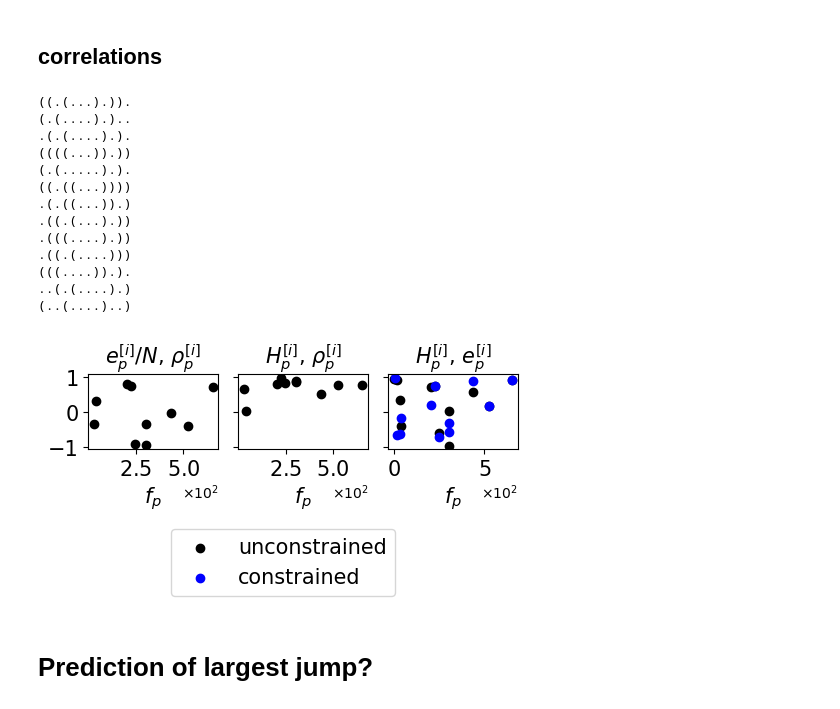
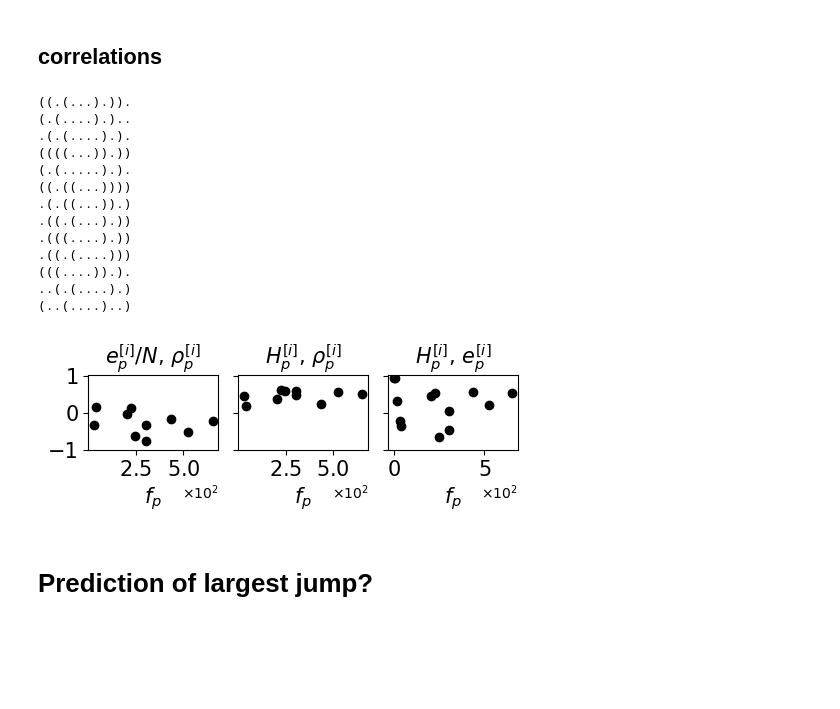
Before and after one commit to paulagrcg/phenodistance, a Jupyter notebook: plots/plotsnotebook.ipynb, the cells around one changed output. Drawn from its saved outputs; the diff is of its cells as text; code cells hidden in the pictures; blank space fills up the shorter version.

Commit message:
plots

```diff
--- a/plots/plotsnotebook.ipynb
+++ b/plots/plotsnotebook.ipynb
@@ -327,7 +327,7 @@ for i, ax in enumerate(axs):
             siteshammingerr[site] = siteshammingstd[key][site]
             dataevolvability[site] = sitesevolvability[key][site]  # Fractional evolvability
             datarobust[site] = sitesrobustness[key][site]
-        line1 = ax.errorbar(sites_pos, np.array(siteshamming), yerr=np.array(siteshammingerr), fmt = '-o', color='black', label=r'site-specific hamming distance, $H_p^{[i]}$')
+        line1 = ax.errorbar(sites_pos, np.array(siteshamming), yerr=np.array(siteshammingerr), fmt = '-o', color='black', label=r'site-specific Hamming distance, $H_p^{[i]}$')
         line2, = ax.plot(sites_pos, np.array(dataevolvability), '-o', color='red', label=r'site-specific fractional evolvability, $e_p^{[i]}/N$')
         line3, = ax.plot(sites_pos, np.array(datarobust), '-o', color='blue', label=r'site-specific robustness, $\rho_p^{[i]}$')
 
@@ -362,7 +362,7 @@ fig.legend(handles, labels, loc='lower center', bbox_to_anchor=(0.5, -0.1), ncol
 
 # Show the plot
 plt.tight_layout(rect=[0, 0, 1, 0.95])
-plt.savefig("evolvabilities.png", bbox_inches='tight')
+plt.savefig("sitequantities.png", bbox_inches='tight')
 plt.show()
 # %% [output]
 [figure]
@@ -427,21 +427,21 @@ for key in listneutralsets:
             #    siteshamming_in.append(avgs / edgeD_nodel[key][site])
             #    dataevolvability_in.append(phenos_site_evol[key][site] / (len(sort_neutralsets) - 1))  # Fractional evolvability
             #    datarobustness_in.append(phenos_site_robust[key][site] / edge_site_robust[key])  # Fractional robustness
-            if key[site] == '.':
-                siteshamming_uc.append(siteshammingmean[key][site])
-                dataevolvability_uc.append(sitesevolvability[key][site])  # Fractional evolvability
-                datarobustness_uc.append(sitesrobustness[key][site])
-                sitesum += 0
-            elif key[site] == '(':
-                siteshamming_c.append(siteshammingmean[key][site])
-                dataevolvability_c.append(sitesevolvability[key][site])
-                datarobustness_c.append(sitesrobustness[key][site])
-                sitesum += 1
-            elif key[site] == ')':
-                siteshamming_c.append(siteshammingmean[key][site])
-                dataevolvability_c.append(sitesevolvability[key][site])
-                datarobustness_c.append(sitesrobustness[key][site])
-                sitesum -= 1
+            # if key[site] == '.':
+            #     siteshamming_uc.append(siteshammingmean[key][site])
+            #     dataevolvability_uc.append(sitesevolvability[key][site])  # Fractional evolvability
+            #     datarobustness_uc.append(sitesrobustness[key][site])
+            #     sitesum += 0
+            # elif key[site] == '(':
+            #     siteshamming_c.append(siteshammingmean[key][site])
+            #     dataevolvability_c.append(sitesevolvability[key][site])
+            #     datarobustness_c.append(sitesrobustness[key][site])
+            #     sitesum += 1
+            # elif key[site] == ')':
+            #     siteshamming_c.append(siteshammingmean[key][site])
+            #     dataevolvability_c.append(sitesevolvability[key][site])
+            #     datarobustness_c.append(sitesrobustness[key][site])
+            #     sitesum -= 1
 
             siteshamming.append(siteshammingmean[key][site])
             dataevolvability.append(sitesevolvability[key][site])  # Fractional evolvability
@@ -475,10 +475,10 @@ fig, axs = plt.subplots(1, 3, figsize=(5, 2), sharey=True)
 handles, labels = [], []
 
 # Plot the first subplot
-scatter1 = axs[0].scatter(freq, corr_er_uc, color='black', label=r'unconstrained')
-scatter2 = axs[0].scatter(freq, corr_er_c, color='blue', label=r'constrained')
+#scatter1 = axs[0].scatter(freq, corr_er_uc, color='black', label=r'unconstrained')
+#scatter2 = axs[0].scatter(freq, corr_er_c, color='blue', label=r'constrained')
 #scatter3 = axs[0].scatter(freq, corr_er_in, color='green', label=r'(x) unconstrained only')
-#scatter4 = axs[0].scatter(freq, corr_er, color='red', label=r'all sites')
+scatter4 = axs[0].scatter(freq, corr_er, color='black', label=r'all sites')
 #axs[0].set_xscale('log')
 axs[0].set_xlabel('$f_p$', fontsize=15)
 #axs[0].set_ylabel(r'Pearson $r$', fontsize=15)
@@ -486,10 +486,10 @@ axs[0].set_title(r'$e_p^{[i]}/N$, $\rho_p^{[i]}$', fontsize=15)
 axs[0].tick_params(axis='both', which='major', labelsize=15)
 
 # Plot the second subplot
-axs[1].scatter(freq, corr_hr_uc, color='black', label=r'hr_uc')
-axs[1].scatter(freq, corr_hr_c, color='blue', label=r'hr_c')
+#axs[1].scatter(freq, corr_hr_uc, color='black', label=r'hr_uc')
+#axs[1].scatter(freq, corr_hr_c, color='blue', label=r'hr_c')
 #axs[1].scatter(freq, corr_hr_in, color='green', label=r'hr_in')
-#axs[1].scatter(freq, corr_hr, color='red', label=r'hr')
+axs[1].scatter(freq, corr_hr, color='black', label=r'hr')
 #axs[1].set_xscale('log')
 #axs[1].set_ylabel(r'Pearson $r$', fontsize=15)
 axs[1].set_xlabel('$f_p$', fontsize=15)
@@ -497,10 +497,10 @@ axs[1].set_title(r'$H_p^{[i]}$, $\rho_p^{[i]}$', fontsize=15)
 axs[1].tick_params(axis='both', which='major', labelsize=15)
 
 # Plot the third subplot
-axs[2].scatter(freq, corr_he_uc, color='black', label=r'he_uc', marker='o')
-axs[2].scatter(freq, corr_he_c, color='blue', label=r'he_c')
+#axs[2].scatter(freq, corr_he_uc, color='black', label=r'he_uc', marker='o')
+#axs[2].scatter(freq, corr_he_c, color='blue', label=r'he_c')
 #axs[2].scatter(freq, corr_he_in, color='green', label=r'he_in', marker='o')
-#axs[2].scatter(freq, corr_he, color='red', label=r'he')
+axs[2].scatter(freq, corr_he, color='black', label=r'he')
 #axs[2].set_xscale('log')
 axs[2].set_xlabel('$f_p$', fontsize=15)
 axs[2].set_title(r'$H_p^{[i]}$, $e_p^{[i]}$', fontsize=15)
@@ -509,38 +509,38 @@ axs[2].tick_params(axis='both', which='major', labelsize=15)
 # Collect handles and labels from the plots
 #handles.extend([scatter1, scatter2, scatter3, scatter4])
 #handles.extend([scatter1, scatter2, scatter4])
-handles.extend([scatter1, scatter2])
+#handles.extend([scatter1, scatter2])
 #labels.extend([scatter1.get_label(), scatter2.get_label(), scatter3.get_label(), scatter4.get_label()])
-labels.extend([scatter1.get_label(), scatter2.get_label()])
+#labels.extend([scatter1.get_label(), scatter2.get_label()])
 
 # Format x-ticks in scientific notation
 for ax in axs:
     ax.xaxis.set_major_formatter(ScalarFormatter(useMathText=True))
     ax.xaxis.get_major_formatter().set_powerlimits((0, 0))
     ax.set_yticks([1.0, 0.0, -1.0])
 
 # Add a legend for the entire figure at the bottom with two rows
-fig.legend(handles, labels, loc='lower center', bbox_to_anchor=(0.5, -0.4), ncol=1, fontsize=15)
+#fig.legend(handles, labels, loc='lower center', bbox_to_anchor=(0.5, -0.4), ncol=1, fontsize=15)
 
 # Show the plot
 plt.tight_layout()
-plt.savefig("correlations"+str(param)+".png", bbox_inches='tight')
+plt.savefig("correlationstot"+str(param)+".png", bbox_inches='tight')
 plt.show()
 # %% [output]
 ((.(...).)).
 (.(....).)..
 .(.(....).).
 ((((...)).))
 (.(.....).).
 ((.((...))))
 .(.((...)).)
 .((.(...).))
 .(((....).))
 .((.(....)))
 (((....)).).
 ..(.(....).)
 (..(....)..)
-[figure, old version]
+[figure, new version]
 # %% [markdown]
 # Prediction of largest jump?
 # %%
```
Also changed, not shown: 11 other files.
